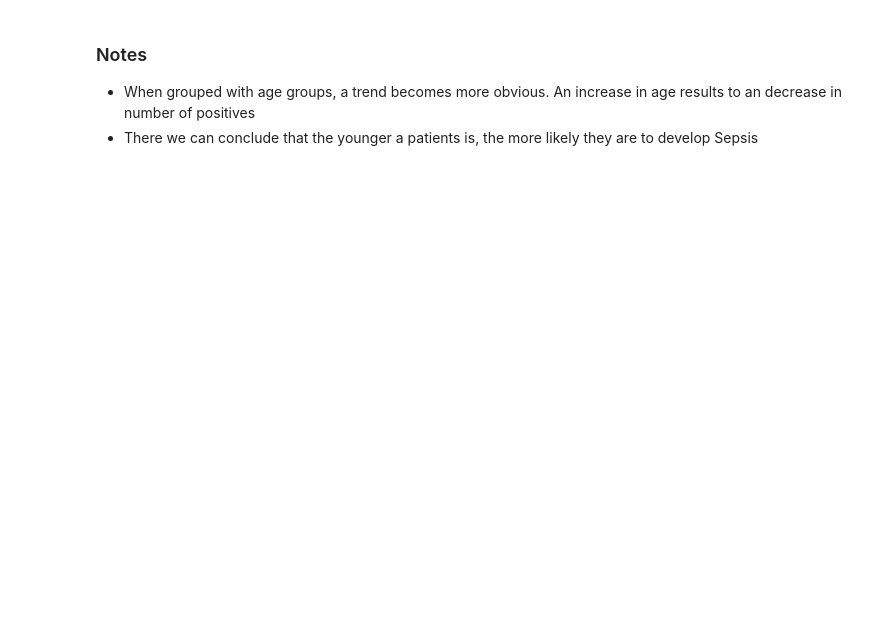
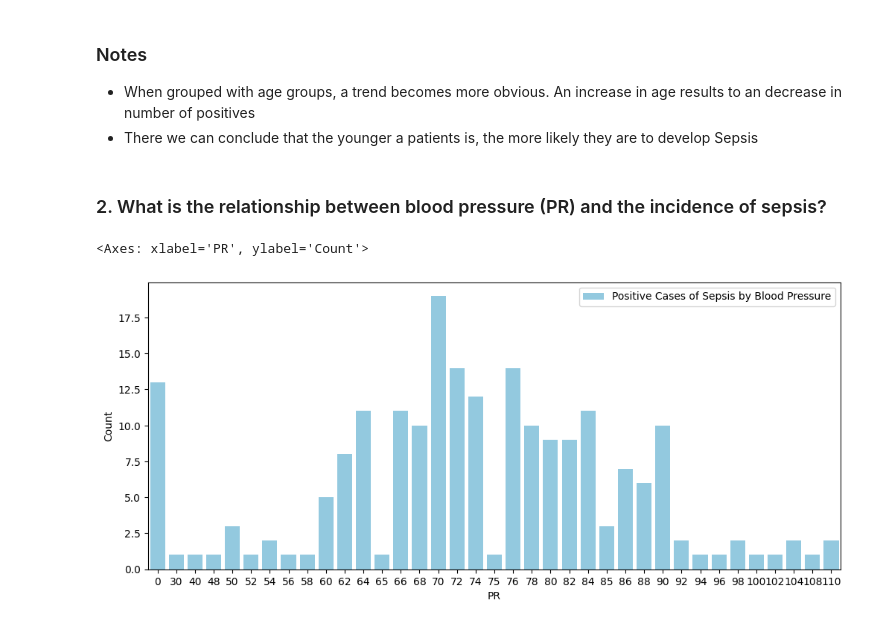
Before and after one commit to murithidenisgitobu/Sepsis-Predictor, a Jupyter notebook: Notebook.ipynb, the cells around one changed output. Cells and saved outputs as stored; diff of their text form; code cells hidden in the pictures; blank space fills up the shorter version.

```diff
--- a/Notebook.ipynb
+++ b/Notebook.ipynb
@@ -222,3 +234,13 @@ plt.show()
 ### Notes
 - When grouped with age groups, a trend becomes more obvious. An increase in age results to an decrease in number of positives
 - There we can conclude that the younger a patients is, the more likely they are to develop Sepsis
+# %% [markdown]
+### 2.  What is the relationship between blood pressure (PR) and the incidence of sepsis?
+# %%
+# Barplot to show how Blood pressure correlates to positive cases of sepssis
+pr_sepsis = df[df['Sepssis']=='Positive'].groupby('PR')['Sepssis'].count().reset_index(name='Count')
+plt.figure(figsize=(12,5))
+sns.barplot(pr_sepsis, x='PR', y='Count', label='Positive Cases of Sepsis by Blood Pressure', color='skyblue')
+# %% [output]
+<Axes: xlabel='PR', ylabel='Count'>
+[figure, added]
```
Also changed, not shown: parts of 4 cells of this notebook.
